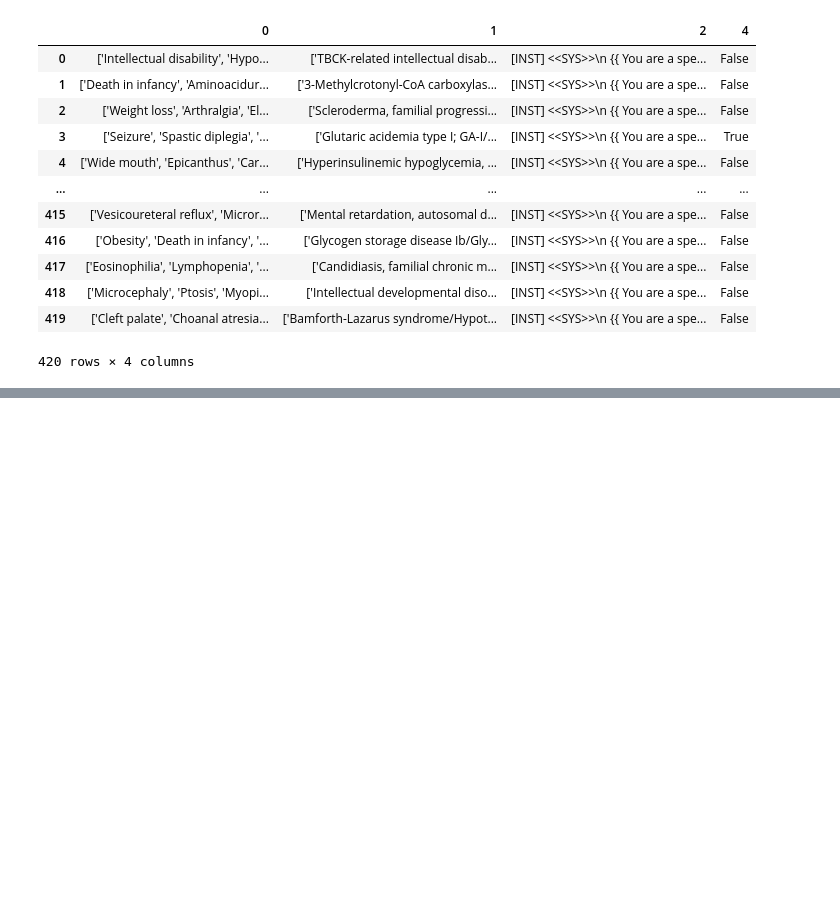
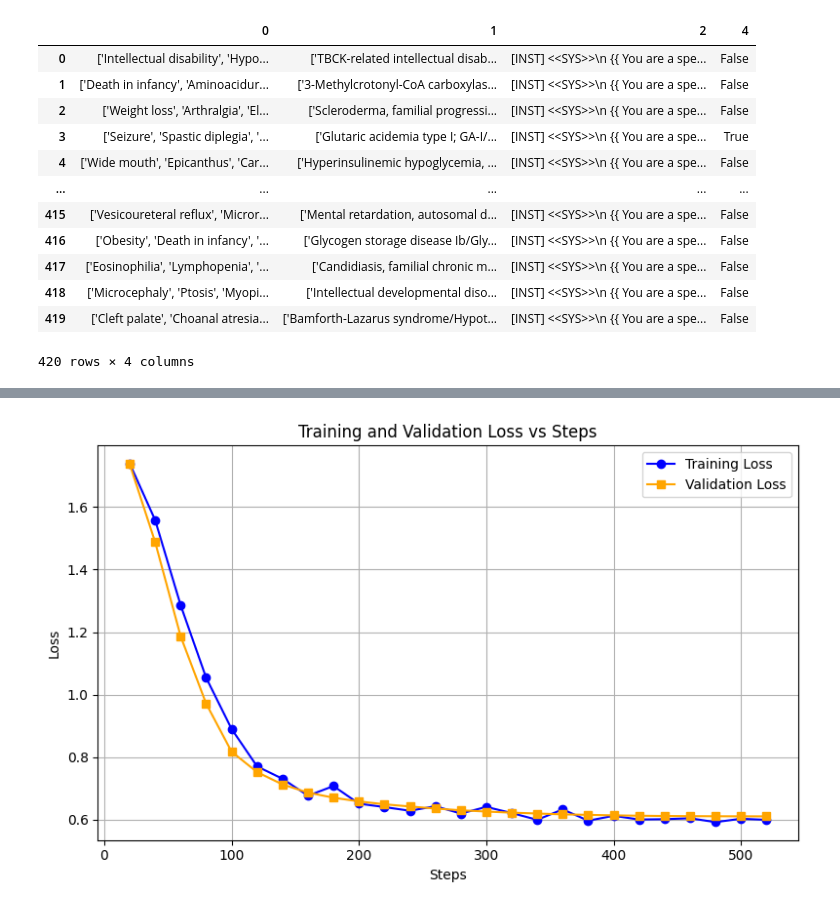
Before and after one commit to sq-lr/Finetuning-LLMs-For-Rare-Disease-Diagnosis, a Jupyter notebook: llm.ipynb, the cells around one changed output, grey strips where cells are left out. Cells and saved outputs as stored; diff of their text form; code cells hidden in the pictures; blank space fills up the shorter version.

```diff
--- a/llm.ipynb
+++ b/llm.ipynb
@@ -241,0 +289,32 @@ No label_names provided for model class `PeftModelForCausalLM`. Since `PeftModel
+# %%
+# Fine-tuning 2
+
+steps = [
+    20, 40, 60, 80, 100, 120, 140, 160, 180, 200,
+    220, 240, 260, 280, 300, 320, 340, 360, 380, 400,
+    420, 440, 460, 480, 500, 520
+]
+training_loss =    [1.7396, 1.5583, 1.286, 1.0541, 0.8901, 0.7703, 0.7306, 0.6765, 0.7073, 0.651,
+    0.6401, 0.6283, 0.6428, 0.6194, 0.6406, 0.621, 0.5993, 0.6327, 0.5965, 0.6121,
+    0.6003, 0.6013, 0.6043, 0.5919, 0.6027, 0.5992
+]
+validation_loss = [
+    1.7374, 1.4877, 1.1865, 0.9713, 0.8172, 0.7521, 0.7124, 0.6865, 0.6700, 0.6582,
+    0.6490, 0.6420, 0.6354, 0.6299, 0.6257, 0.6222, 0.6195, 0.6168, 0.6152, 0.6136,
+    0.6124, 0.6116, 0.6111, 0.6107, 0.6105, 0.6104
+]
+
+plt.figure(figsize=(8, 5))
+plt.plot(steps, training_loss, label='Training Loss', marker='o', color='blue')
+plt.plot(steps, validation_loss, label='Validation Loss', marker='s', color='orange')
+
+plt.xlabel('Steps')
+plt.ylabel('Loss')
+plt.title('Training and Validation Loss vs Steps')
+plt.legend()
+plt.grid(True)
+plt.tight_layout()
+
+plt.show()
+# %% [output]
+[figure, added]
```
Also changed, not shown: parts of 26 cells of this notebook, 41 other files.
